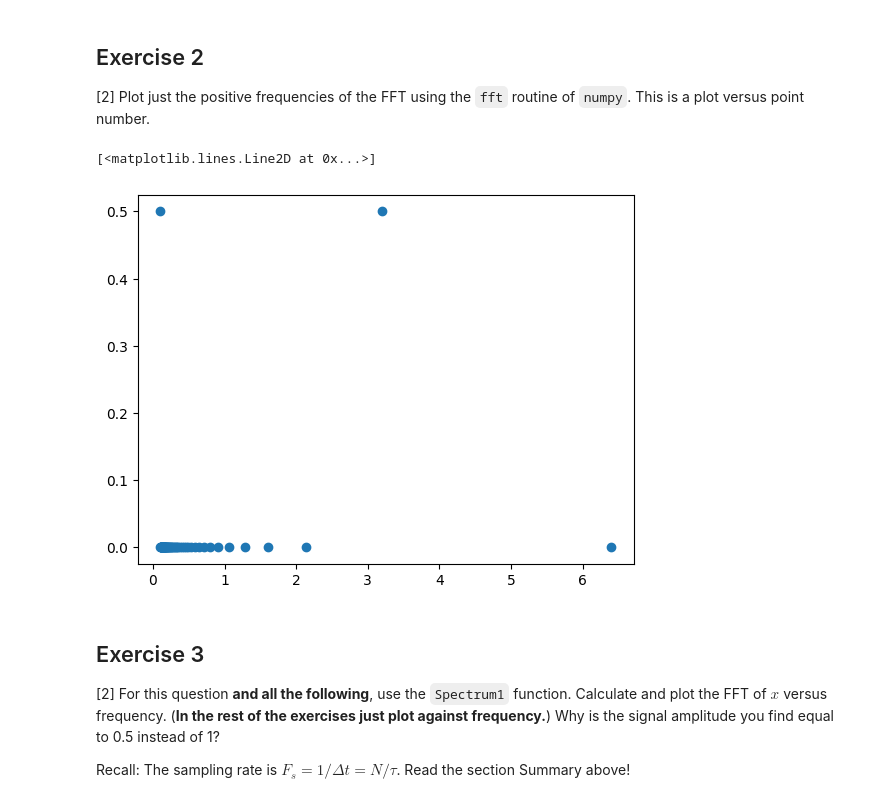
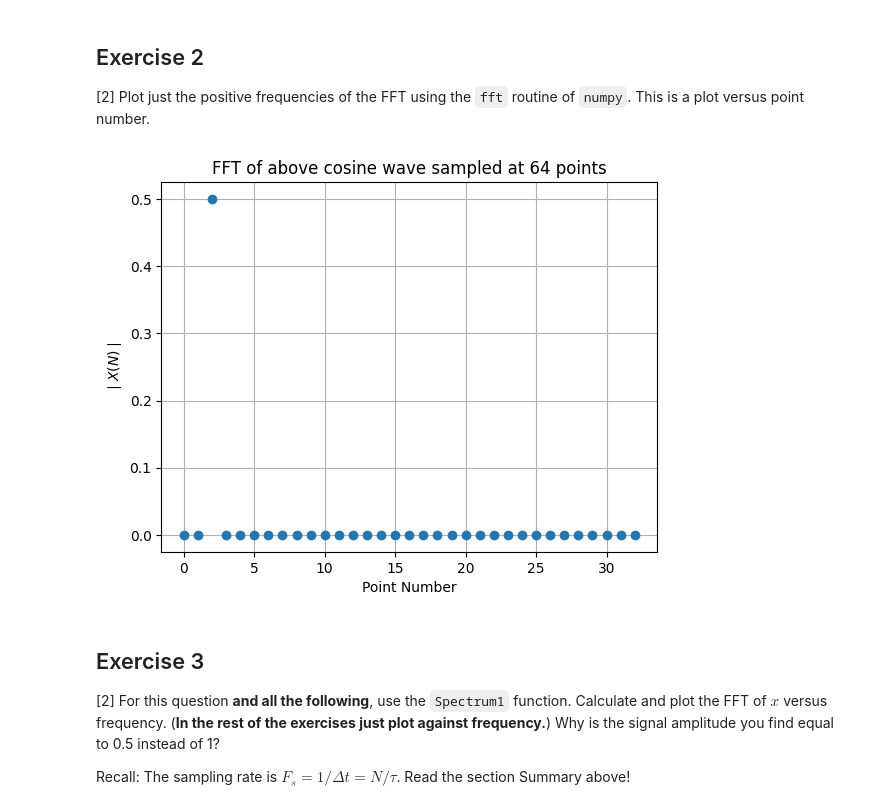
Before and after one commit to PX2145-2025/week-10-b-Ridge-Ewan-313, a Jupyter notebook: FFT.ipynb, the cells around one changed output. Drawn from its saved outputs; the diff is of its cells as text; code cells hidden in the pictures.

```diff
--- a/FFT.ipynb
+++ b/FFT.ipynb
@@ -324,12 +326,21 @@ plt.grid()
 
 ## Exercise 2
 [2] Plot just the positive frequencies of the FFT using the `fft` routine of `numpy`. This is a plot versus point number.
-# %%
-X = fft(x)/N # fft and normalise
-plt.plot(1/t, np.abs(X),'o')
-# %% [output]
-[<matplotlib.lines.Line2D at 0x...>]
-[figure, removed]
+# %%
+# fft and normalise
+X = fft(x)/N
+pos_X = X[0:N//2+1] # take just positive values
+plt.plot(np.abs(pos_X),'o')
+
+# show graph
+plt.title(f'FFT of above cosine wave sampled at {str(N)} points')
+plt.xlabel('Point Number')
+plt.ylabel(r'$\mid X(N)\mid$')
+plt.grid()
+
+plt.show()
+# %% [output]
+[figure, added]
 # %% [markdown]
 ## Exercise 3
 
```
Also changed, not shown: parts of 4 cells of this notebook.
